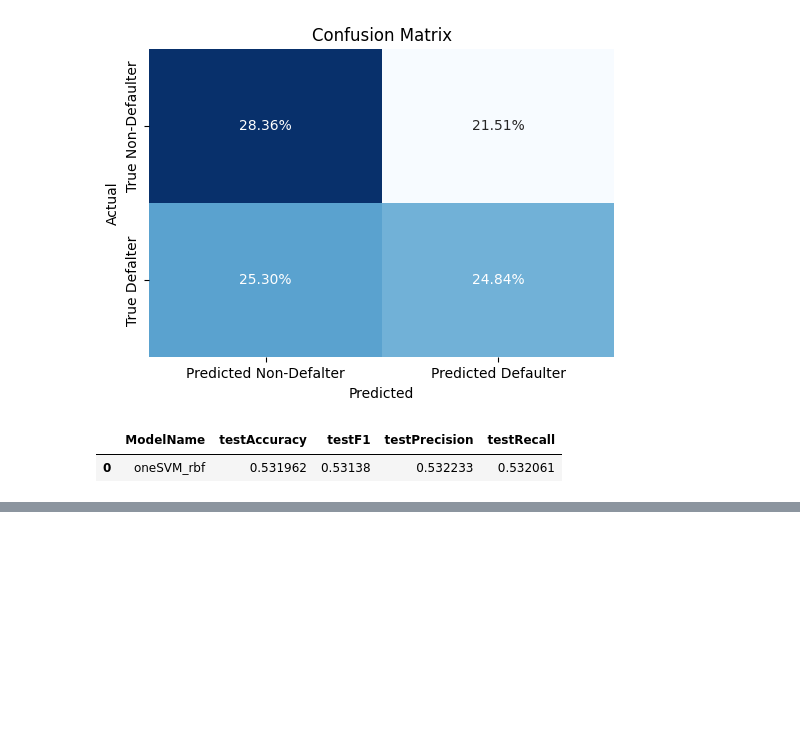
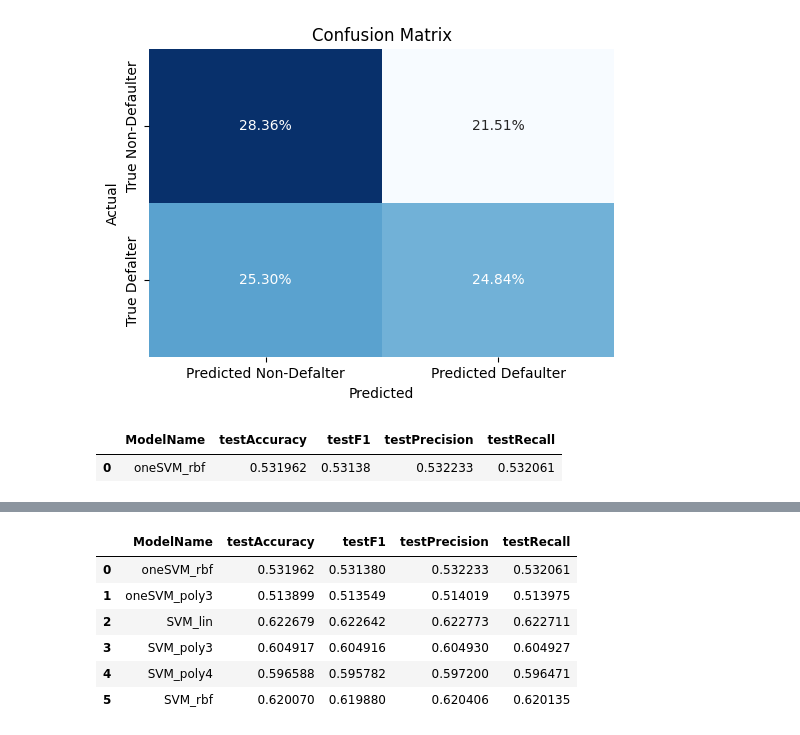
Before and after one commit to aver81/Loan-Defaulter-Classification, a Jupyter notebook: notebooks/LoanDefaulterClassification.ipynb, the cells around one changed output, grey strips where cells are left out. Saved outputs shown, nothing was run; the diff lists cells and outputs as text; code cells hidden in the pictures; blank space fills up the shorter version.

```diff
--- a/notebooks/LoanDefaulterClassification.ipynb
+++ b/notebooks/LoanDefaulterClassification.ipynb
@@ -939,0 +1026,10 @@ resultRecordFnx(rep,'SVM_lin')
+# %%
+modelRecord
+# %% [output]
+|  | ModelName | testAccuracy | testF1 | testPrecision | testRecall |
+| 0 | oneSVM_rbf | 0.531962 | 0.531380 | 0.532233 | 0.532061 |
+| 1 | oneSVM_poly3 | 0.513899 | 0.513549 | 0.514019 | 0.513975 |
+| 2 | SVM_lin | 0.622679 | 0.622642 | 0.622773 | 0.622711 |
+| 3 | SVM_poly3 | 0.604917 | 0.604916 | 0.604930 | 0.604927 |
+| 4 | SVM_poly4 | 0.596588 | 0.595782 | 0.597200 | 0.596471 |
+| 5 | SVM_rbf | 0.620070 | 0.619880 | 0.620406 | 0.620135 |
```
Also changed, not shown: parts of 22 cells of this notebook, 1 other file.
